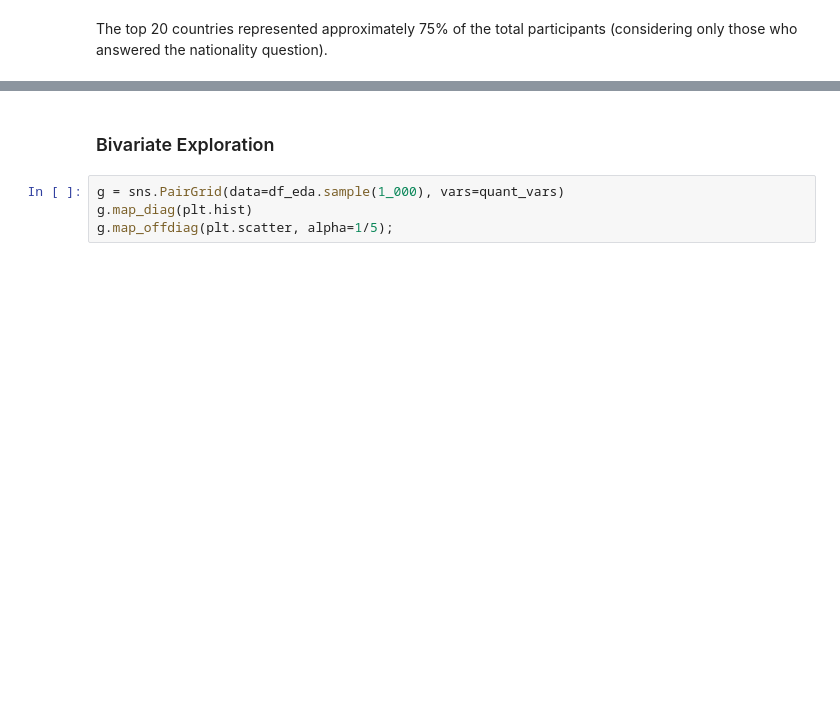
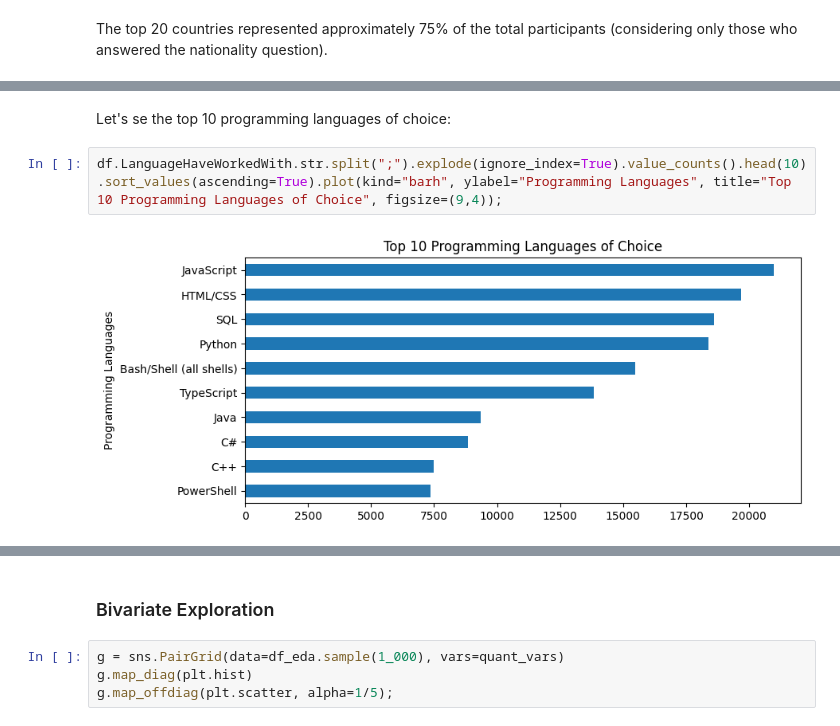
Before and after one commit to gabrielbarcante/analysis-tech-careers, a Jupyter notebook: tech-careers-analysis.ipynb, the cells around one changed output, grey strips where cells are left out. Cells and saved outputs as stored; diff of their text form; blank space fills up the shorter version.

```diff
--- a/tech-careers-analysis.ipynb
+++ b/tech-careers-analysis.ipynb
@@ -1202,0 +1223,6 @@ The top 20 countries represented approximately 75% of the total participants (co
+# %% [markdown]
+Let's se the top 10 programming languages of choice:
+# %%
+df.LanguageHaveWorkedWith.str.split(";").explode(ignore_index=True).value_counts().head(10).sort_values(ascending=True).plot(kind="barh", ylabel="Programming Languages", title="Top 10 Programming Languages of Choice", figsize=(9,4));
+# %% [output]
+[figure, added]
```
Also changed, not shown: parts of 14 cells of this notebook, 1 other file.
